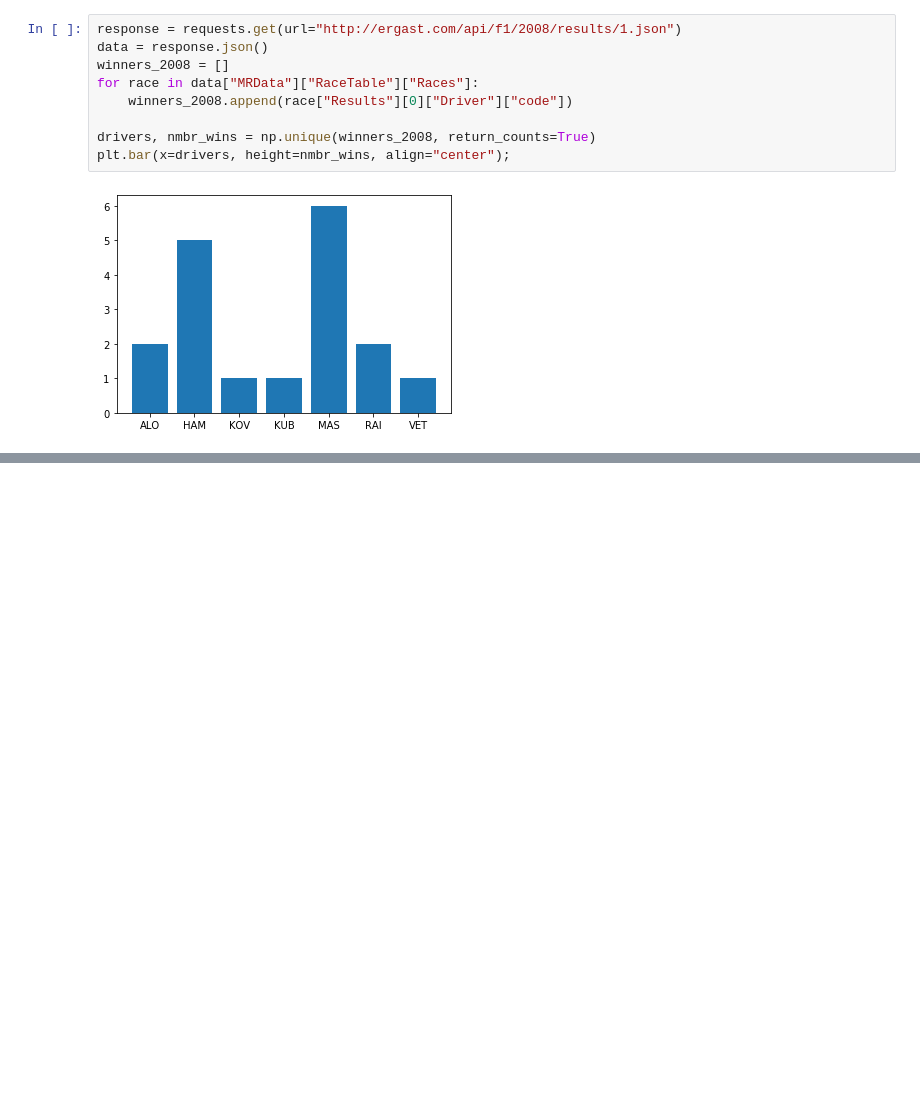
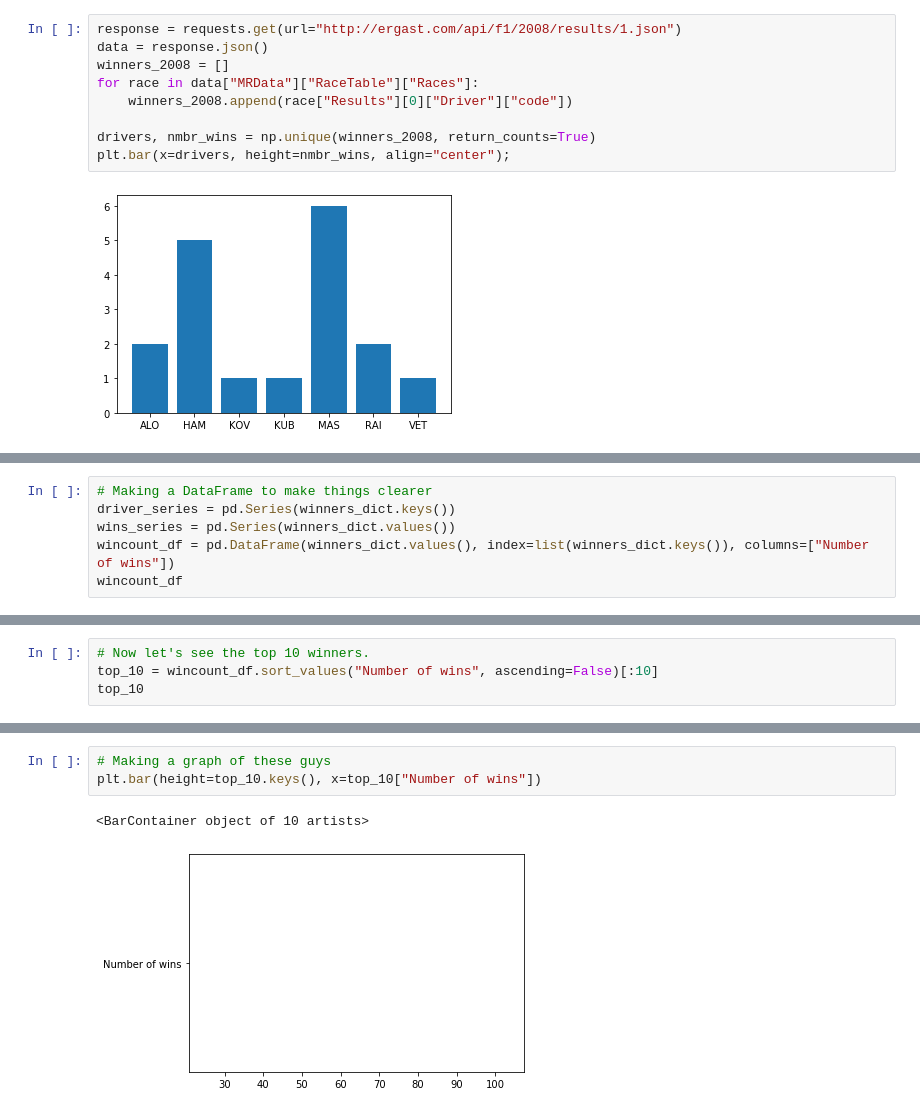
Before and after one commit to leoDomingos/study-on-formula-1-champions, a Jupyter notebook: f1-drivers-study.ipynb, the cells around one changed output, grey strips where cells are left out. Saved outputs shown, nothing was run; the diff lists cells and outputs as text; blank space fills up the shorter version.

```diff
--- a/f1-drivers-study.ipynb
+++ b/f1-drivers-study.ipynb
@@ -68,0 +96,6 @@ winners
+# %%
+# Making a DataFrame to make things clearer
+driver_series = pd.Series(winners_dict.keys())
+wins_series = pd.Series(winners_dict.values())
+wincount_df = pd.DataFrame(winners_dict.values(), index=list(winners_dict.keys()), columns=["Number of wins"])
+wincount_df
@@ -68,0 +116,4 @@ winners
+# %%
+# Now let's see the top 10 winners.
+top_10 = wincount_df.sort_values("Number of wins", ascending=False)[:10]
+top_10
@@ -68,0 +132,6 @@ winners
+# %%
+# Making a graph of these guys
+plt.bar(height=top_10.keys(), x=top_10["Number of wins"])
+# %% [output]
+<BarContainer object of 10 artists>
+[figure, added]
```
Also changed, not shown: parts of 7 cells of this notebook.
